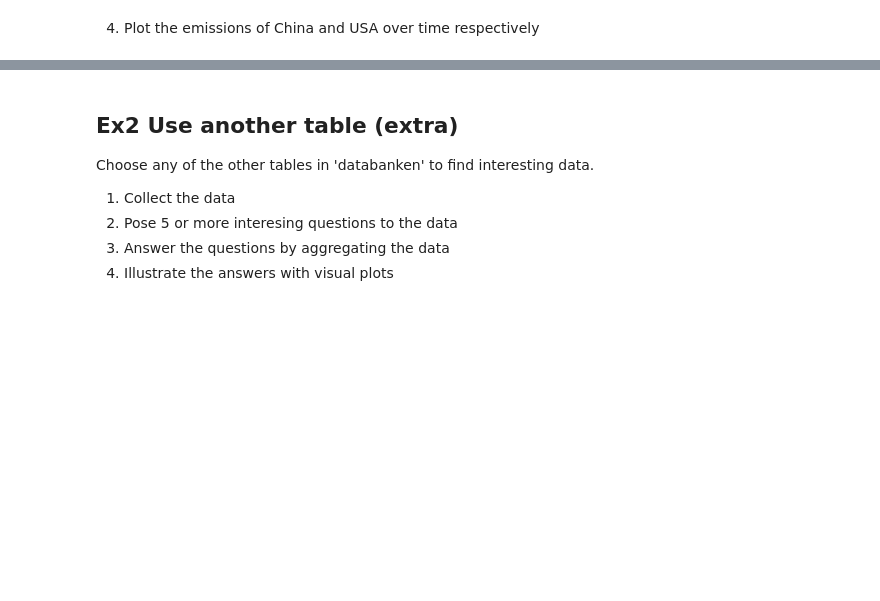
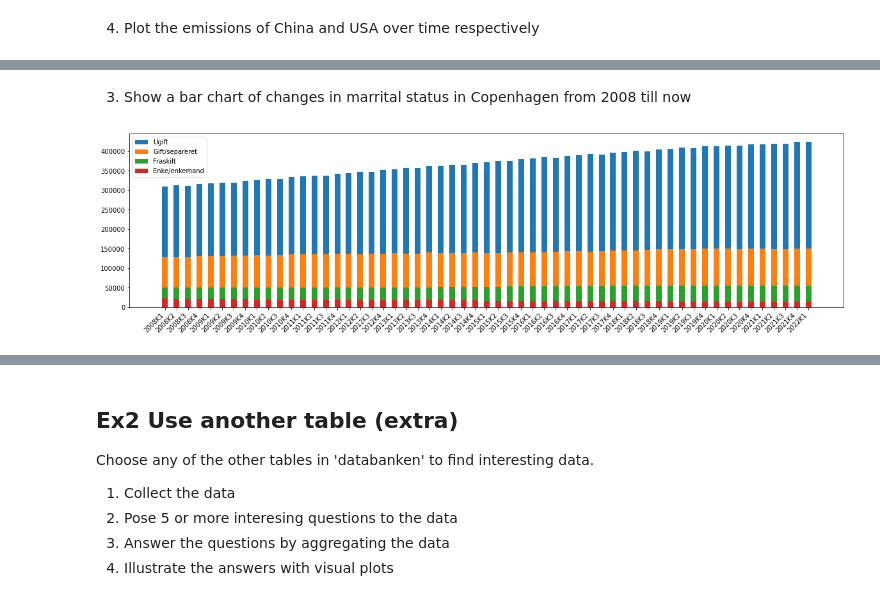
Before and after one commit to uiop860/python_valgfag, a Jupyter notebook: week05/05_excercises.ipynb, the cells around one changed output, grey strips where cells are left out. Saved outputs shown, nothing was run; the diff lists cells and outputs as text; code cells hidden in the pictures; blank space fills up the shorter version.

```diff
--- a/week05/05_excercises.ipynb
+++ b/week05/05_excercises.ipynb
@@ -123,0 +158,19 @@ data[data['Country Code'].isin(codes)].sort_values('2014', ascending=False)[['Co
+# %% [markdown]
+3. Show a bar chart of changes in marrital status in Copenhagen from 2008 till now
+# %%
+import matplotlib.pyplot as plt
+plt.rcParams["figure.figsize"] = (20,5)
+
+marital = pd.read_csv('marital_status_cph.csv', encoding='latin1', sep=';', header=0)
+categories = set(marital['CIVILSTAND'])
+
+for i in categories:
+  plt.bar(marital[marital['CIVILSTAND'] == i]['TID'], marital[marital['CIVILSTAND'] == i]['INDHOLD'], width=0.5, align='center')
+
+plt.xticks(rotation=45, horizontalalignment='right',fontweight='light')
+plt.legend(categories)
+plt.show()
+
+plt.rcParams["figure.figsize"] = plt.rcParamsDefault["figure.figsize"]
+# %% [output]
+[figure, added]
```
Also changed, not shown: parts of 6 cells of this notebook, 6 other files.
